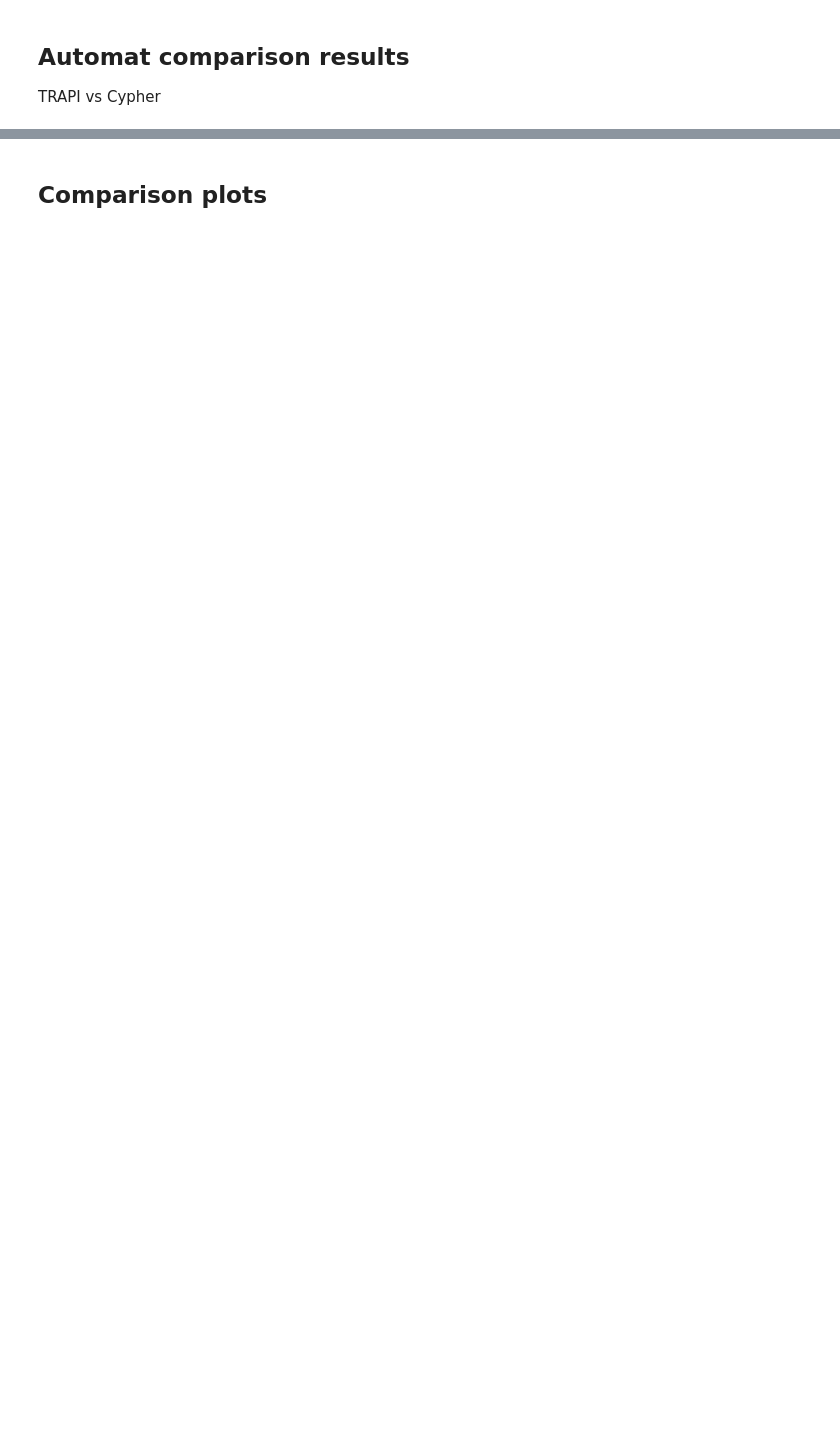
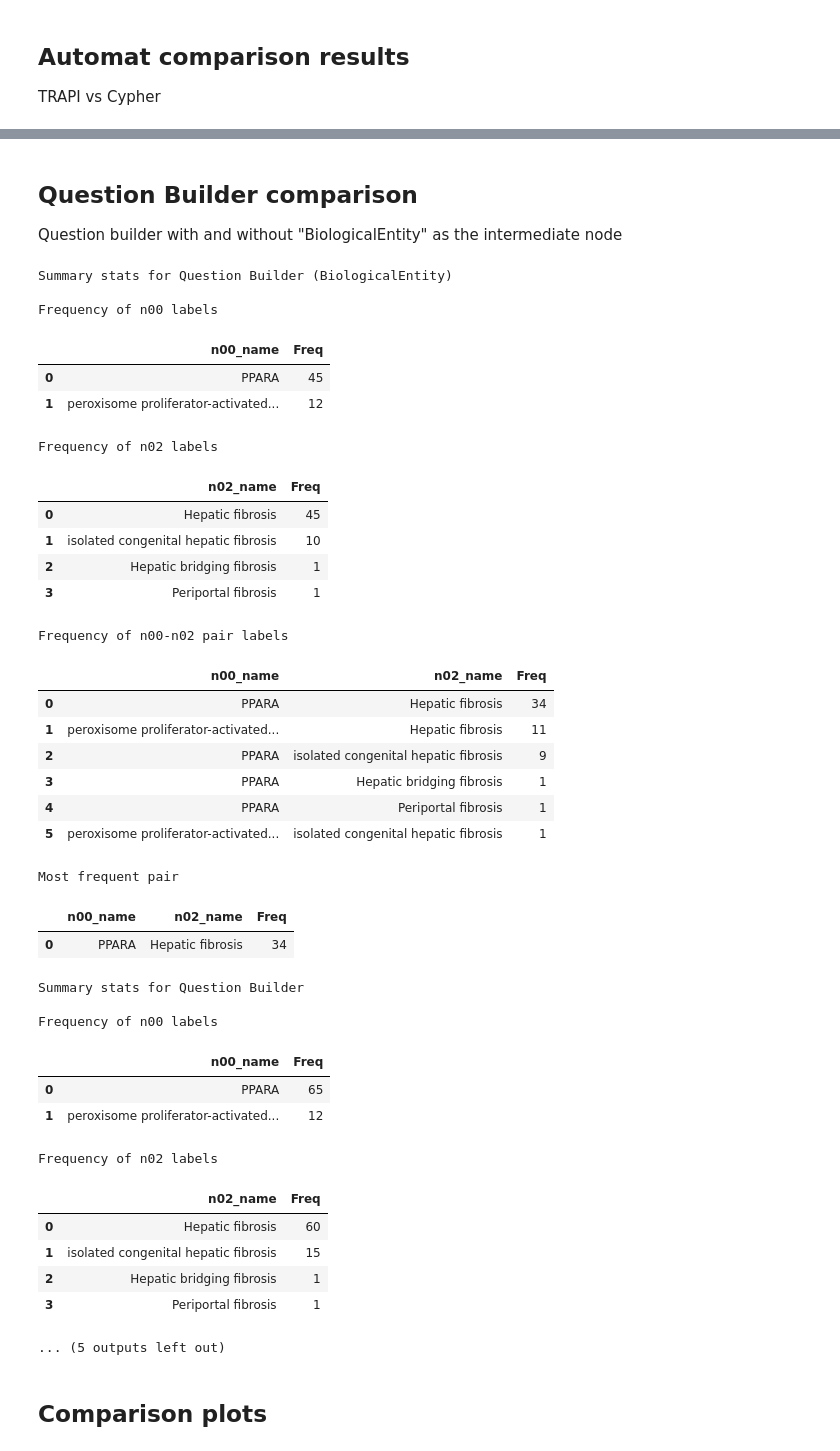
Before and after one commit to RobokopU24/AOP-use-cases, a Jupyter notebook: PPAR_LiverInjury_Compare.ipynb, the cells around one changed output, grey strips where cells are left out. Drawn from its saved outputs; the diff is of its cells as text; code cells hidden in the pictures; blank space fills up the shorter version.

Commit message:
Added stat comparisons for ExEmPLAR and question builder

```diff
--- a/PPAR_LiverInjury_Compare.ipynb
+++ b/PPAR_LiverInjury_Compare.ipynb
@@ -525,3 +670,48 @@ compare_summary_stats(results_df_TRAPI,results_df_Cypher_Automat,"TRAPI (automat
+# %% [markdown]
+## Question Builder comparison
+
+Question builder with and without "BiologicalEntity" as the intermediate node
+# %%
+results_df_qbuilder_bio_entity = pd.read_csv(qbuilder_bio_entity_results_file)
+results_df_qbuilder_blank = pd.read_csv(qbuilder_blank_results_file)
+compare_summary_stats_no_ids(results_df_qbuilder_bio_entity,results_df_qbuilder_blank,"Question Builder (BiologicalEntity)","Question Builder")
+# %% [output]
+Summary stats for Question Builder (BiologicalEntity)
+
+Frequency of n00 labels
+|  | n00_name | Freq |
+| 0 | PPARA | 45 |
+| 1 | peroxisome proliferator-activated... | 12 |
+Frequency of n02 labels
+|  | n02_name | Freq |
+| 0 | Hepatic fibrosis | 45 |
+| 1 | isolated congenital hepatic fibrosis | 10 |
+| 2 | Hepatic bridging fibrosis | 1 |
+| 3 | Periportal fibrosis | 1 |
+Frequency of n00-n02 pair labels
+|  | n00_name | n02_name | Freq |
+| 0 | PPARA | Hepatic fibrosis | 34 |
+| 1 | peroxisome proliferator-activated... | Hepatic fibrosis | 11 |
+| 2 | PPARA | isolated congenital hepatic fibrosis | 9 |
+| 3 | PPARA | Hepatic bridging fibrosis | 1 |
+| 4 | PPARA | Periportal fibrosis | 1 |
+| 5 | peroxisome proliferator-activated... | isolated congenital hepatic fibrosis | 1 |
+Most frequent pair
+|  | n00_name | n02_name | Freq |
+| 0 | PPARA | Hepatic fibrosis | 34 |
+Summary stats for Question Builder
+
+Frequency of n00 labels
+|  | n00_name | Freq |
+| 0 | PPARA | 65 |
+| 1 | peroxisome proliferator-activated... | 12 |
+Frequency of n02 labels
+|  | n02_name | Freq |
+| 0 | Hepatic fibrosis | 60 |
+| 1 | isolated congenital hepatic fibrosis | 15 |
+| 2 | Hepatic bridging fibrosis | 1 |
+| 3 | Periportal fibrosis | 1 |
+... (5 outputs left out)
 # %% [markdown]
 ## Comparison plots
 # %%
```
Also changed, not shown: parts of 11 cells of this notebook, 6 other files.
